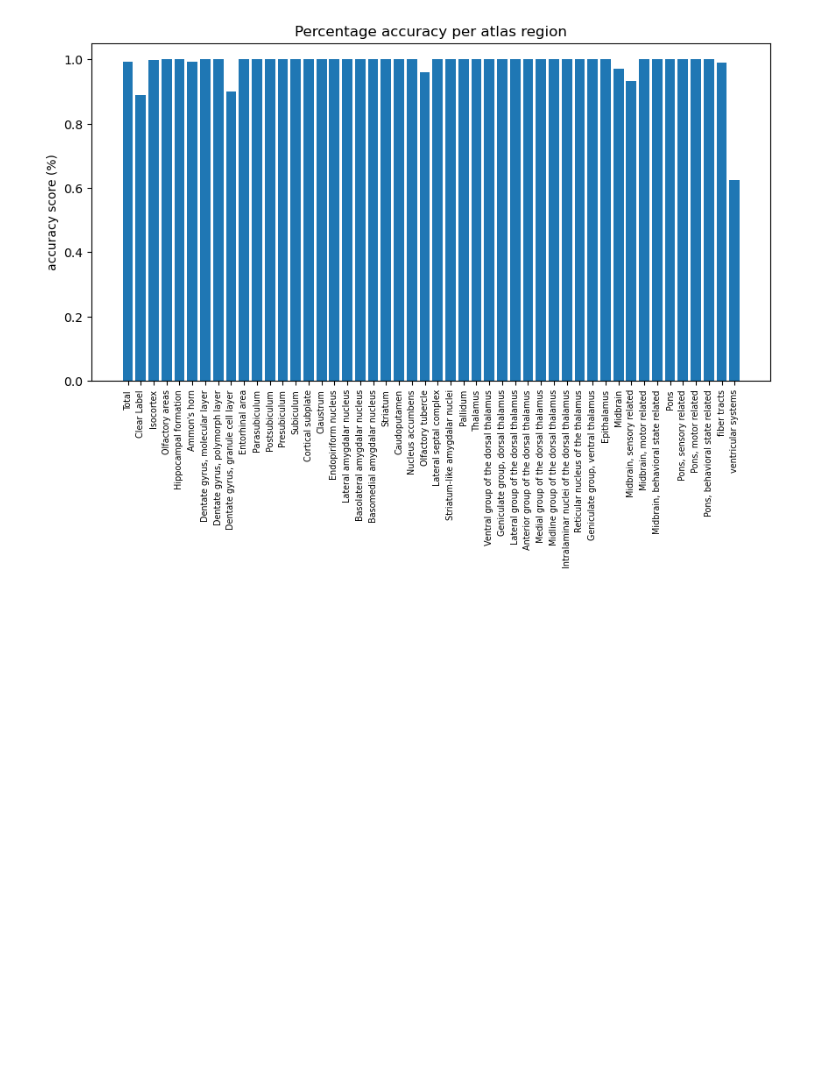
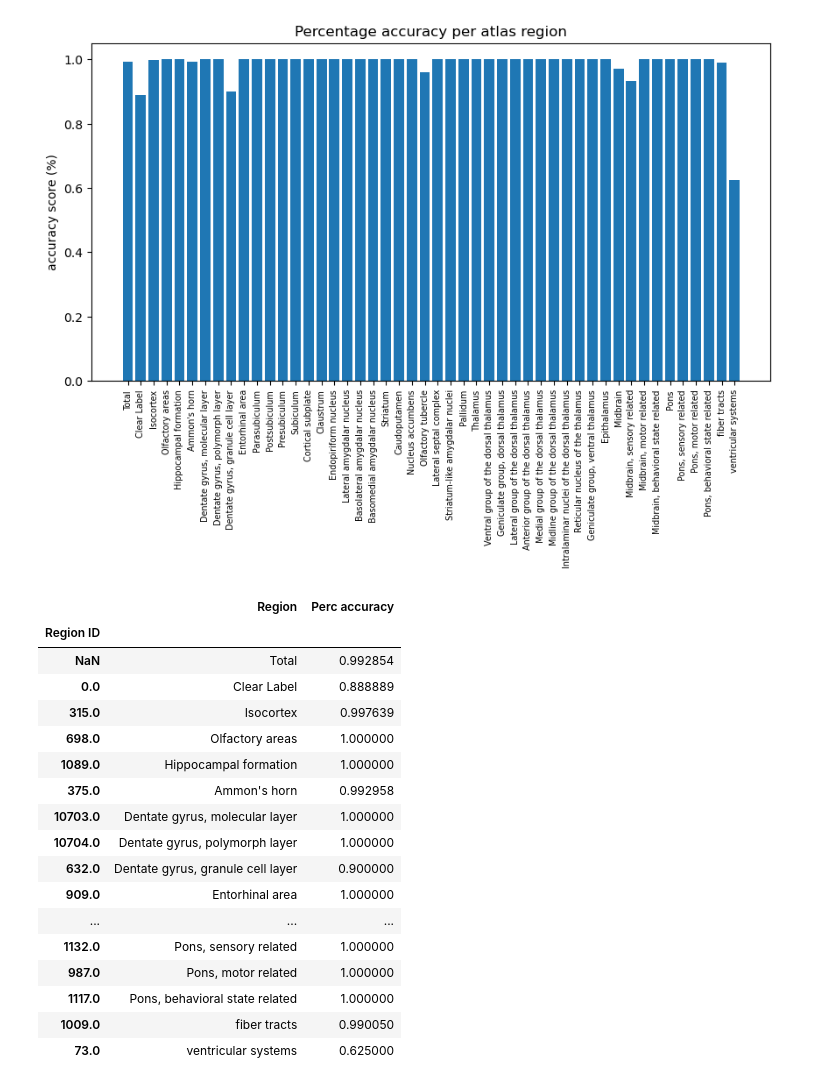
Before and after one commit to sharoncy/PythonPractise, a Jupyter notebook: QCAlign_calculations/QCAlign_QCregistration/QCAlign_CalcRegAcc.ipynb, the cells around one changed output. Cells and saved outputs as stored; diff of their text form; code cells hidden in the pictures; blank space fills up the shorter version.

```diff
--- a/QCAlign_calculations/QCAlign_QCregistration/QCAlign_CalcRegAcc.ipynb
+++ b/QCAlign_calculations/QCAlign_QCregistration/QCAlign_CalcRegAcc.ipynb
@@ -216,3 +221,24 @@ df = pd.DataFrame(dict)
 df.to_csv('AJ_SY_accuracy_score_new.csv', index=False) # index_False means that it doesn't add an extra column
 # %%
 # need to remove results with no markers as the accuracy score is not zero for these regions.
+# %%
+df.set_index('Region ID')
+# %% [output]
+|  | Region | Perc accuracy |
+| Region ID |  |  |
+| NaN | Total | 0.992854 |
+| 0.0 | Clear Label | 0.888889 |
+| 315.0 | Isocortex | 0.997639 |
+| 698.0 | Olfactory areas | 1.000000 |
+| 1089.0 | Hippocampal formation | 1.000000 |
+| 375.0 | Ammon's horn | 0.992958 |
+| 10703.0 | Dentate gyrus, molecular layer | 1.000000 |
+| 10704.0 | Dentate gyrus, polymorph layer | 1.000000 |
+| 632.0 | Dentate gyrus, granule cell layer | 0.900000 |
+| 909.0 | Entorhinal area | 1.000000 |
+| ... | ... | ... |
+| 1132.0 | Pons, sensory related | 1.000000 |
+| 987.0 | Pons, motor related | 1.000000 |
+| 1117.0 | Pons, behavioral state related | 1.000000 |
+| 1009.0 | fiber tracts | 0.990050 |
+| 73.0 | ventricular systems | 0.625000 |
```
Also changed, not shown: parts of 7 cells of this notebook, 4 other files.
